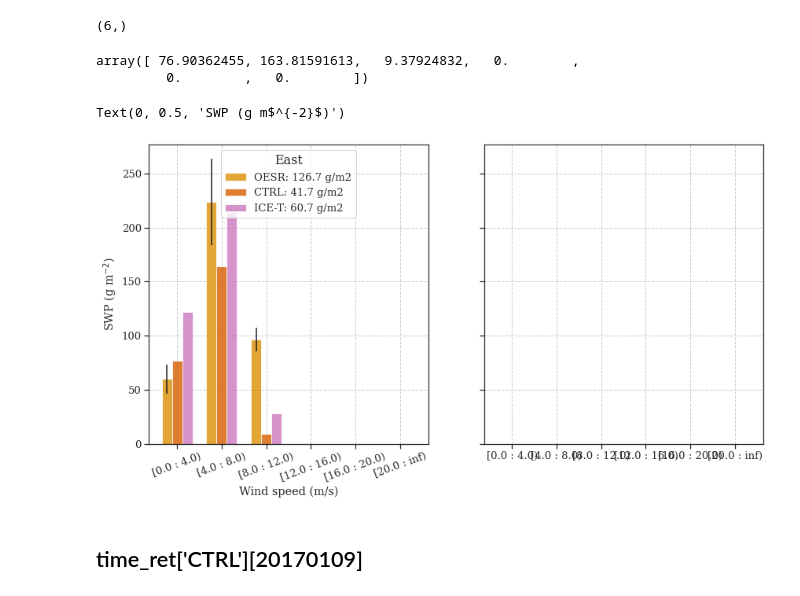
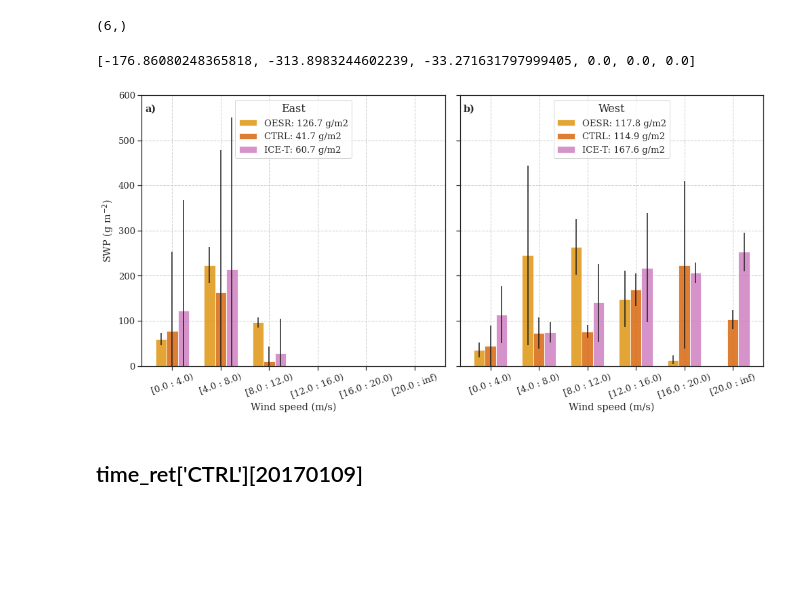
Before and after one commit to franzihe/Haukeliseter_16_17, a Jupyter notebook: SWC_SWP_instantenous.ipynb, the cells around one changed output. Drawn from its saved outputs; the diff is of its cells as text; code cells hidden in the pictures; blank space fills up the shorter version.

Commit message:
adjusted SWC mean plot

```diff
--- a/SWC_SWP_instantenous.ipynb
+++ b/SWC_SWP_instantenous.ipynb
@@ -1273,12 +1273,12 @@ for meps in meps_run:
     meps_swp_std_west_ws[meps] = np.array(meps_swp_std_west_ws[meps])
 #    meps_precip_west_ws[meps][np.where(meps_precip_west_ws[meps][:] == 0.)] = np.nan
 
-    meps_swp_std_east_ws[meps] = [np.nanmean(vals_MEPS_east_0_4[meps], axis = 0)[1],
-                      np.nanmean(vals_MEPS_east_4_8[meps], axis = 0)[1],
-                      np.nanmean(vals_MEPS_east_8_12[meps], axis = 0)[1],
-                      np.nanmean(vals_MEPS_east_12_16[meps], axis = 0)[1],
-                      np.nanmean(vals_MEPS_east_16_20[meps], axis = 0)[1],
-                      np.nanmean(vals_MEPS_east_20[meps], axis = 0)[1], ]
+    meps_swp_std_east_ws[meps] = [np.nanstd(vals_MEPS_east_0_4[meps], axis = 0)[1],
+                      np.nanstd(vals_MEPS_east_4_8[meps], axis = 0)[1],
+                      np.nanstd(vals_MEPS_east_8_12[meps], axis = 0)[1],
+                      np.nanstd(vals_MEPS_east_12_16[meps], axis = 0)[1],
+                      np.nanstd(vals_MEPS_east_16_20[meps], axis = 0)[1],
+                      np.nanstd(vals_MEPS_east_20[meps], axis = 0)[1], ]
     meps_swp_std_east_ws[meps] = np.array(meps_swp_std_east_ws[meps])
 #    meps_precip_east_ws[meps][np.where(meps_precip_east_ws[meps][:] == 0.)] = np.nan
 # %%
@@ -1479,8 +1479,3 @@ def plt_bar_obs_ret_meps(axs, west, west_std, x, observation, color = None):
     axs.set_xticks(np.arange(len(west)))
     axs.set_xticklabels(['[0.0 : 4.0)', '[4.0 : 8.0)', '[8.0 : 12.0)', '[12.0 : 16.0)', '[16.0 : 20.0)', '[20.0 : inf)'],                         rotation=20)
     axs.set_xlabel('Wind speed (m/s)')
-# %%
-meps_swp_std_east_ws['CTRL']
-# %% [output]
-array([ 76.90362455, 163.81591613,   9.37924832,   0.        ,
-         0.        ,   0.        ])
@@ -1487,18 +1488,46 @@ array([ 76.90362455, 163.81591613,   9.37924832,   0.        ,
+# %%
+y_r
+# %% [output]
+[-176.86080248365818, -313.8983244602239, -33.271631797999405, 0.0, 0.0, 0.0]
 # %%
 fig, axsm = plt.subplots(1, 2, sharex = 'all',
                               sharey = 'all',
                              figsize = [14,7])
 
 axs = axsm.flatten()
 
 # easterlies
 plt_bar_obs_ret_meps(axs[0], obs_precip_east_ws, obs_swp_std_east_ws, -1, 'OESR', color = sns.color_palette("colorblind",5)[1])
 plt_bar_obs_ret_meps(axs[0], meps_precip_east_ws['CTRL'], meps_swp_std_east_ws['CTRL'], 0, 'CTRL', color = sns.color_palette("colorblind",5)[3])
+
 plt_bar_obs_ret_meps(axs[0], meps_precip_east_ws['ICE-T'],meps_swp_std_east_ws['ICE-T'], +1, 'ICE-T', color = sns.color_palette("colorblind",5)[4])
 axs[0].legend(loc = 'upper center',#bbox_to_anchor=(0,.92,1,0.2), loc='lower left', #mode='expand',
               fancybox=True, facecolor ='white', title = 'East', title_fontsize=16)
 axs[0].set_ylabel('SWP (g m$^{-2}$)')
-#axs[0].set_ylim([0,8*10**4])
+axs[0].set_ylim([0,600])
+
+# westerlies
+plt_bar_obs_ret_meps(axs[1], obs_precip_west_ws, obs_swp_std_west_ws, -1, 'OESR', color = sns.color_palette("colorblind",5)[1])
+plt_bar_obs_ret_meps(axs[1], meps_precip_west_ws['CTRL'], meps_swp_std_west_ws['CTRL'], 0, 'CTRL', color = sns.color_palette("colorblind",5)[3])
+plt_bar_obs_ret_meps(axs[1], meps_precip_west_ws['ICE-T'], meps_swp_std_west_ws['ICE-T'], +1, 'ICE-T', color = sns.color_palette("colorblind",5)[4])
+axs[1].legend(loc = 'upper center', #bbox_to_anchor=(0,1.02,1,0.2), loc='lower left', #mode='expand',
+              fancybox=True, facecolor ='white', title = 'West', title_fontsize=16)
+
+
+for i in range(2):
+    axs[i].text(0.03, 0.95,
+                    fig_label[i],
+                    fontweight='bold',
+                    horizontalalignment='center',
+                    verticalalignment='center',
+                    transform = axs[i].transAxes)
+
+plt.tight_layout()
+if savefig == 1:
+        cF.createFolder('%s/' %(figdir))
+        fig_name = 'winter_16_17_SWP_WS_WD_V2.'+form
+        plt.savefig('%s/%s' %(figdir, fig_name), format = form, bbox_inches='tight', transparent=True)
+        print('plot saved: %s/%s' %(figdir, fig_name))
+        plt.close()
 # %% [output]
-Text(0, 0.5, 'SWP (g m$^{-2}$)')
-[figure, old version]
+[figure, new version]
```
Also changed, not shown: parts of 4 cells of this notebook.
